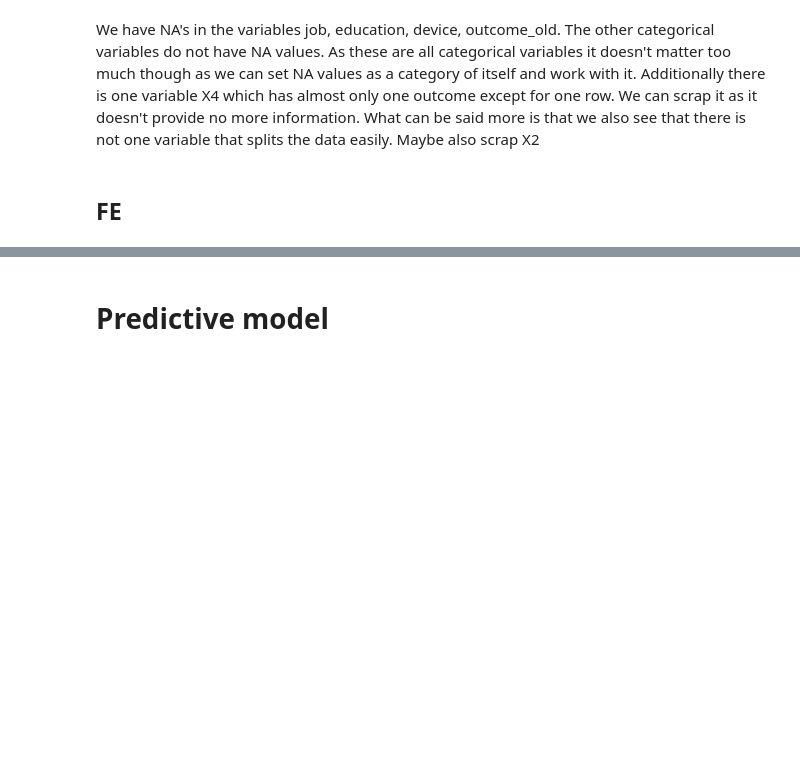
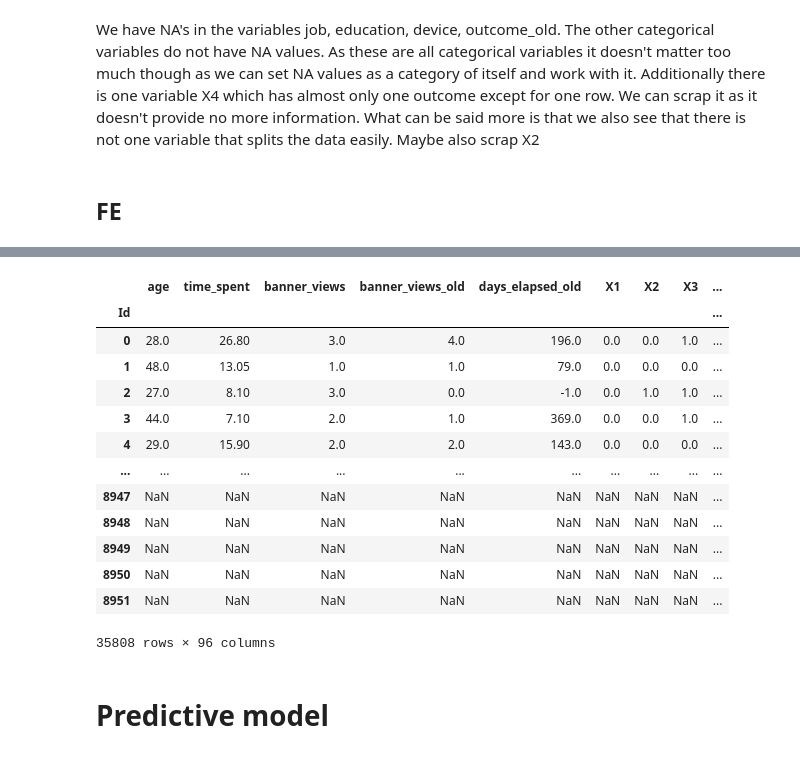
Before and after one commit to realbigi/ML_Data_Competition, a Jupyter notebook: Report.ipynb, the cells around one changed output, grey strips where cells are left out. Saved outputs shown, nothing was run; the diff lists cells and outputs as text; code cells hidden in the pictures; blank space fills up the shorter version.

```diff
--- a/Report.ipynb
+++ b/Report.ipynb
@@ -162,10 +184,33 @@ Name: Date, Length: 8952, dtype: object
 # %%
 train = train.loc[:, train.columns!='X4']
 train.loc[:,['X1','X2','X3', 'subscription']] = train.loc[:,['X1','X2','X3', 'subscription']].astype(dtype='int64')
-train = pd.get_dummies(train, dummy_na=True, )
-# maybe use day and month as as numerical and combined
-train['Date'] = pd.to_datetime(train['Month'] + "/" + train['Day'])
+train = pd.get_dummies(train, dummy_na=True)
+n_sqd = numerical_columns**2
+n_sqd = n_sqd.add_suffix('_sqd')
+n_log = np.log(numerical_columns+1)
+n_log = n_log.add_suffix('_log')
+n_div = 1/(numerical_columns+1)
+n_div = n_div.add_suffix('_div')
+trraaaain = pd.concat([train, n_sqd, n_log, n_div])
+
 test = pd.get_dummies(test)
+# %%
+trraaaain
+# %% [output]
+|  | age | time_spent | banner_views | banner_views_old | days_elapsed_old | X1 | X2 | X3 | ... |
+| Id |  |  |  |  |  |  |  |  | ... |
+| 0 | 28.0 | 26.80 | 3.0 | 4.0 | 196.0 | 0.0 | 0.0 | 1.0 | ... |
+| 1 | 48.0 | 13.05 | 1.0 | 1.0 | 79.0 | 0.0 | 0.0 | 0.0 | ... |
+| 2 | 27.0 | 8.10 | 3.0 | 0.0 | -1.0 | 0.0 | 1.0 | 1.0 | ... |
+| 3 | 44.0 | 7.10 | 2.0 | 1.0 | 369.0 | 0.0 | 0.0 | 1.0 | ... |
+| 4 | 29.0 | 15.90 | 2.0 | 2.0 | 143.0 | 0.0 | 0.0 | 0.0 | ... |
+| ... | ... | ... | ... | ... | ... | ... | ... | ... | ... |
+| 8947 | NaN | NaN | NaN | NaN | NaN | NaN | NaN | NaN | ... |
+| 8948 | NaN | NaN | NaN | NaN | NaN | NaN | NaN | NaN | ... |
+| 8949 | NaN | NaN | NaN | NaN | NaN | NaN | NaN | NaN | ... |
+| 8950 | NaN | NaN | NaN | NaN | NaN | NaN | NaN | NaN | ... |
+| 8951 | NaN | NaN | NaN | NaN | NaN | NaN | NaN | NaN | ... |
+35808 rows × 96 columns
 # %% [markdown]
 # Predictive model
 # %% [markdown]
```
Also changed, not shown: parts of 6 cells of this notebook.
